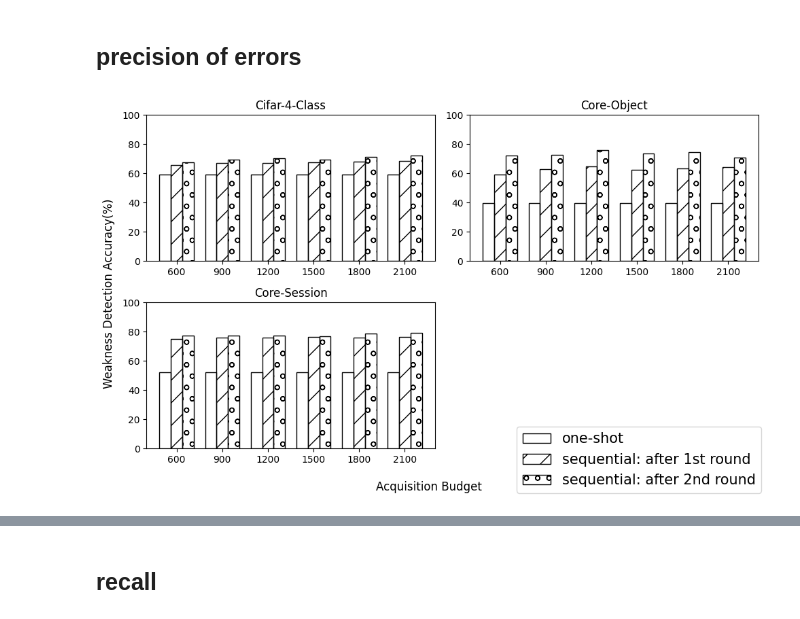
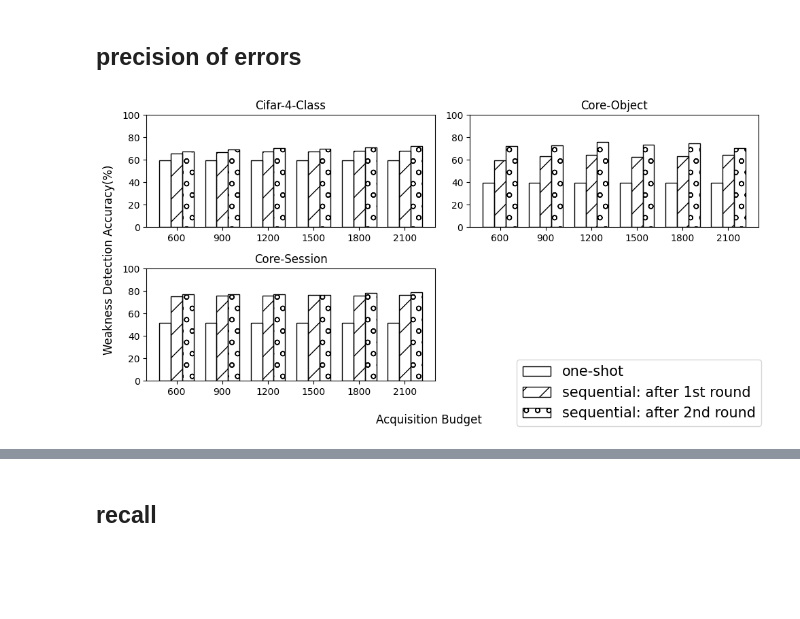
Before and after one commit to t07902301/data-acquisition, a Jupyter notebook: visualization/draw.ipynb, the cells around one changed output, grey strips where cells are left out. Cells and saved outputs as stored; diff of their text form; code cells hidden in the pictures; blank space fills up the shorter version.

Commit message:
update visualization

```diff
--- a/visualization/draw.ipynb
+++ b/visualization/draw.ipynb
@@ -207,17 +257,17 @@ fig.show()
 # %%
 core_session= {
-    'SVM': [86.283,83.722,80.583,76.727,72.256,67.443],
-    'Logistic Regression': [87.9,83.4,78.85,74.353,69.683,65.91],
+    'SVM': [4.991,7.145,8.545,9.345,10.082,10.782],
+    'Logistic Regression': [4.973, 7.282, 9.082, 9.955, 10.973, 11.745],
 }
 
 core_object= {
-    'SVM': [72.467,68.567,64.425,59.34,55.978,52.971],
-    'Logistic Regression': [76.633,70.156,64.067,59.5,55.772,53.019],
+    'SVM': [5.736,6.173,7.018,7.764,8.118,8.8],
+    'Logistic Regression': [4.873, 6.245, 6.982, 8.0, 8.673, 8.791],
 }
 
 cifar = {
-    'SVM': [74.4,73.289,71.342,69.8,67.85,66.224],
-    'Logistic Regression': [75.65,72.644,71.208,69.2,67.606,66.19],
+    'SVM': [2,2.7,3.28,3.88,3.98,4.26],
+    'Logistic Regression': [2.3, 3.48, 4.38, 3.62, 4.38, 4.04],
 }
 
 marker = {
@@ -247,7 +297,7 @@ fig.delaxes(ax[3])
 fig.legend(loc='lower right', fontsize=15)
 
 fig.supxlabel('Acquisition Budget', fontsize=12)
-fig.supylabel('Percentage of Misclassified Acquired Data(%)', fontsize=12)
+fig.supylabel('Accuracy Improvement(%)', fontsize=12)
 fig.tight_layout()
 fig.show()
 # %% [output]
@@ -418,7 +477,7 @@ core_object= {
         1800: [63.242760517559574, 74.5142343000663],
         2100: [64.17308232436741, 70.70455585810235]
     },
-    'one-shot': 39.48,
+    'one-shot': 39.50,
 }
 
 cifar = {
@@ -430,7 +489,7 @@ cifar = {
         1800: [68.08334952055833, 71.2536832703406],
         2100: [68.30654318586338, 72.22728259058925]
     },
-    'one-shot': 59.3
+    'one-shot': 59.30
 }
 
 core_session= {
@@ -442,7 +501,7 @@ core_session= {
         1800: [75.82859466305774, 78.53809006604692],
         2100: [76.43229184667682, 79.01048182652026]
     },
-    'one-shot': 52.047,
+    'one-shot': 51.975,
 }
 
 labels = ['one-shot', 'sequential: after 1st round', 'sequential: after 2nd round']
@@ -450,7 +509,7 @@ pattern = {'one-shot': '', 'sequential: after 1st round': '/', 'sequential: afte
 n_data = [600, 900, 1200, 1500, 1800, 2100]
 
 
-fig, ax = plt.subplots(2,2, figsize=(10, 6))
+fig, ax = plt.subplots(2,2, figsize=(10, 5))
 ax = ax.flatten()
 width = 0.25  # the width of the bars
 x = np.arange(6)
@@ -491,31 +550,31 @@ for key, values in vis.items():
 ax[1].set_xticks(x + width, n_data)
 ax[1].set_ylim(0, 100)
 ax[1].set_title('Core-Object')
 
 vis = {'one-shot': [], 'sequential: after 1st round': [], 'sequential: after 2nd round': []}
 multiplier = 0
 
 for key, values in core_session['sequential'].items():
     vis['one-shot'].append(core_session['one-shot'])
     vis['sequential: after 1st round'].append(values[0])
     vis['sequential: after 2nd round'].append(values[1])
 for key, values in vis.items():
     offset = width * multiplier
     rects = ax[2].bar(x + offset, values, width, fill=False, hatch=pattern[key])
     # ax.bar_label(rects, padding=3)
     multiplier += 1
 ax[2].set_xticks(x + width, n_data)
 ax[2].set_ylim(0, 100)
 ax[2].set_title('Core-Session')
 
 fig.delaxes(ax[3])
 
 fig.legend(loc='lower right', fontsize=15)
 fig.supxlabel('Acquisition Budget', fontsize=12)
 fig.supylabel('Weakness Detection Accuracy(%)', fontsize=12)
 fig.tight_layout()
 fig.show()
 
 plt.show()
 # %% [output]
-[figure, old version]
+[figure, new version]
```
Also changed, not shown: parts of 13 cells of this notebook.
